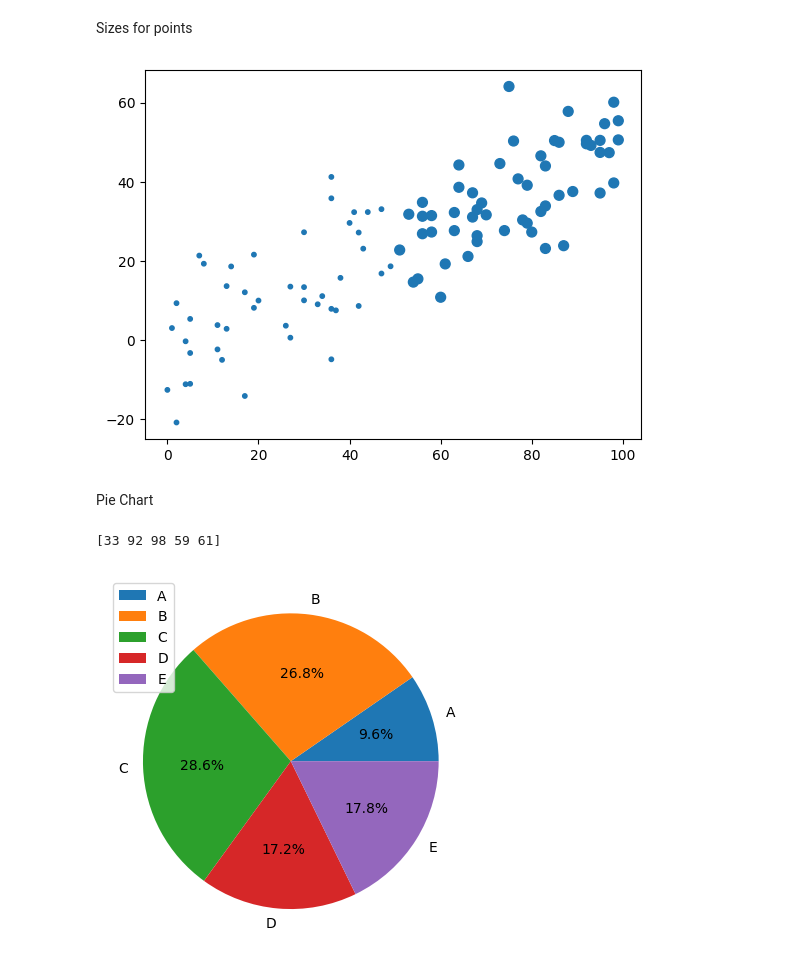
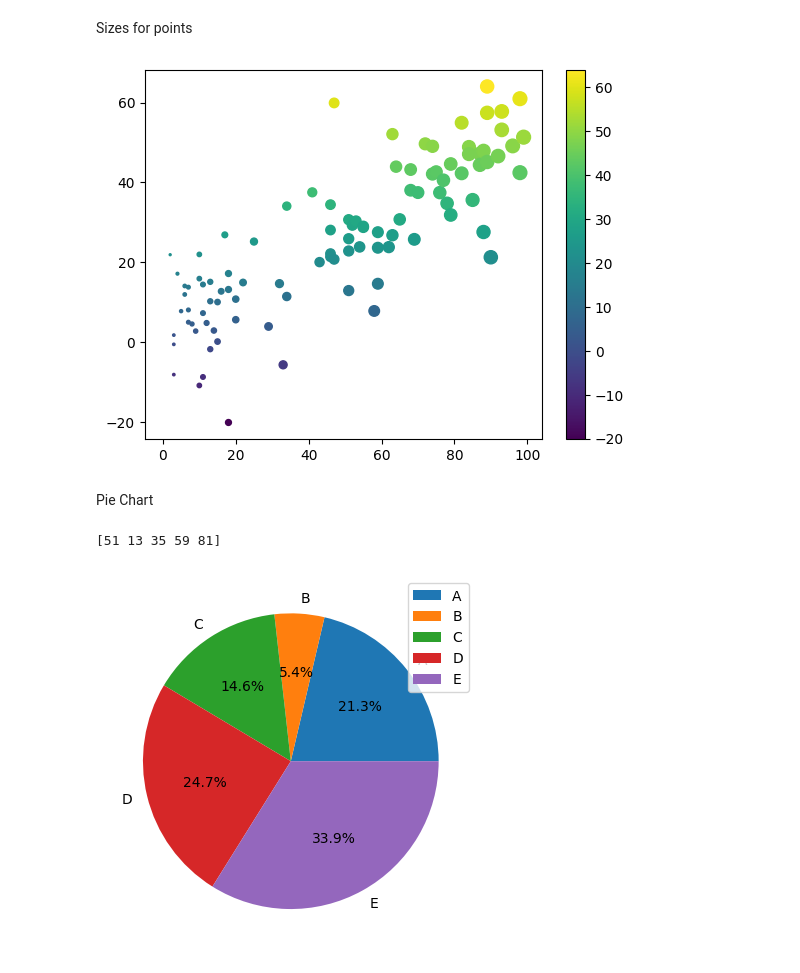
Before and after one commit to iadel93/DEBI_Python, a Jupyter notebook: DataVisualization/Matplotlib.ipynb, the cells around one changed output. Cells and saved outputs as stored; diff of their text form; code cells hidden in the pictures.

```diff
--- a/DataVisualization/Matplotlib.ipynb
+++ b/DataVisualization/Matplotlib.ipynb
@@ -226,24 +233,25 @@ x_points = np.random.randint(100, size=(100))
 x_points.sort()
 # print(x_points)
 y_points = 0.5 * x_points + np.random.normal(size=x_points.size)*10
-# colors  = np.linspace(0, 100, x_points.size)
+colors  = np.linspace(0, 100, x_points.size)
 # colors = ['red' if i > 50 else 'blue' for i in x_points]
 # sizes = np.linspace(0, 100, x_points.size)
-sizes = [10 if i < 50 else 50 for i in x_points]
+# sizes = [10 if i < 50 else 50 for i in x_points]
 
 
-plt.scatter(x_points,y_points, sizes)
+plt.scatter(x_points,y_points, sizes=x_points, c=y_points, cmap='viridis')
+plt.colorbar()
 plt.show()
 # %% [output]
-[figure, old version]
+[figure, new version]
 # %% [markdown]
 Pie Chart
 # %%
 data = np.random.randint(100,size=5)
 print(data)
 plt.pie(data, labels=['A', 'B', 'C', 'D', 'E'], autopct='%1.1f%%')
-plt.legend(['A', 'B', 'C', 'D', 'E'])
+plt.legend(['A', 'B', 'C', 'D', 'E'], loc='upper right')
 plt.show()
 # %% [output]
-[33 92 98 59 61]
+[51 13 35 59 81]
-[figure, old version]
+[figure, new version]
```
Also changed, not shown: parts of 6 cells of this notebook, 3 other files.
